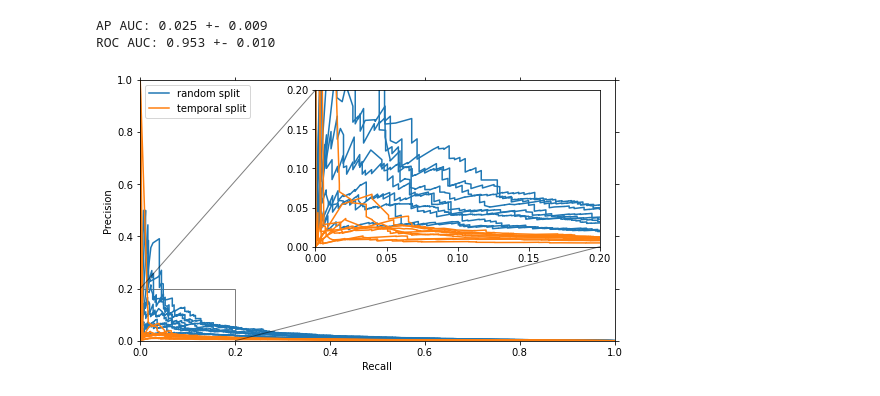
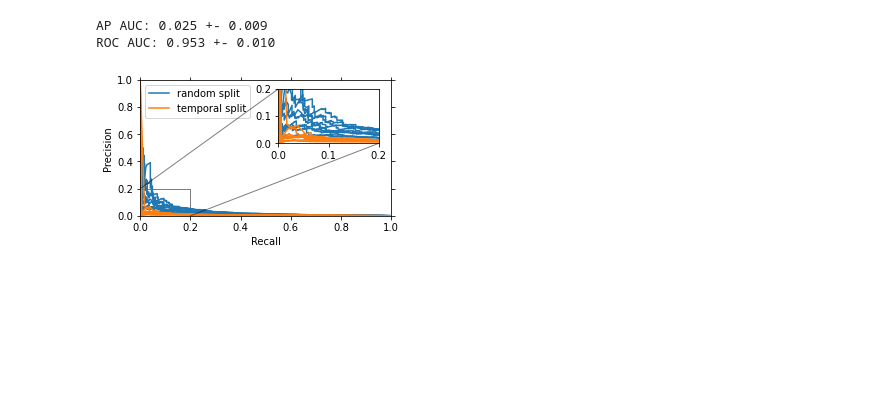
Before and after one commit to gerritjandebruin/CN2020, a Jupyter notebook: results-exp2.ipynb, the cells around one changed output. Cells and saved outputs as stored; diff of their text form; code cells hidden in the pictures; blank space fills up the shorter version.

```diff
--- a/results-exp2.ipynb
+++ b/results-exp2.ipynb
@@ -157,39 +157,40 @@ print(f"Temporal split: {report([result['ap_auc'] for result in temporal_split])
 AP AUC: 0.025 +- 0.009
 ROC AUC: 0.953 +- 0.010
 # %%
-plt.figure(figsize=(8.5, 4.8))
+plt.figure(figsize=(4.5, 2.5))
 ax = plt.axes(xlabel='Recall', ylabel='Precision', xlim=(0,1), ylim=(0,1))
 ax.tick_params(right=True, top=True)
 # axins = inset_axes(
 #     ax, width='100%', height='100%', bbox_to_anchor=(.31, .31, .67, .67), bbox_transform=ax.transAxes, axes_kwargs=
 #     dict(xlabel='Recall', ylabel='Precision', xlim=(0, .2), ylim=(0, .2), xticks=np.arange(0, .21, .05), yticks=np.arange(0, .21, .05))
 # )
 # axins.tick_params(right=True, top=True)
-axins = zoomed_inset_axes(ax, 3, bbox_to_anchor=(.31, .31, .67, .67), bbox_transform=ax.transAxes)
+axins = zoomed_inset_axes(ax, 2, bbox_to_anchor=(.3, .3, .67, .67), bbox_transform=ax.transAxes)
 
 for index, result in enumerate(random_split):
     precision, recall, thresholds = result['ap']
     mask = np.r_[True, np.diff(precision, 1) != 0] # Similar to drop_intermediate
 
     kwargs = dict(label='random split') if index == 0 else dict()
     ax.plot(   recall[mask], precision[mask], marker='', color=f'C0', ls='-', ms=2, **kwargs)
     axins.plot(recall[mask], precision[mask], marker='', color=f'C0', ls='-', ms=2, **kwargs)
 
 for index, result in enumerate(temporal_split):
     precision, recall, thresholds = result['ap']
     mask = np.r_[True, np.diff(precision, 1) != 0] # Similar to drop_intermediate
 
     kwargs = dict(label='temporal split') if index == 0 else dict()
     ax.plot(   recall[mask], precision[mask], marker='', color=f'C1', ls='-', ms=2, **kwargs)
     axins.plot(recall[mask], precision[mask], marker='', color=f'C1', ls='-', ms=2, **kwargs)
 
 axins.set_xlim((0, .2))
 axins.set_ylim((0, .2))
-axins.set_xticks(np.arange(0, .21, .05))
+axins.set_xticks(np.arange(0, .21, .1))
+axins.set_yticks(np.arange(0, .21, .1))
 mark_inset(ax, axins, loc1=2, loc2=4, alpha=.5, lw=1)
 
 ax.legend(loc='upper left')
 plt.savefig('fig/exp2.jpg')
-plt.savefig('fig/exp2.pdf')
+plt.savefig('fig/exp2.pdf', bbox_inches='tight')
 # %% [output]
-[figure, old version]
+[figure, new version]
```
Also changed, not shown: parts of 1 cell of this notebook, 2 other files.
